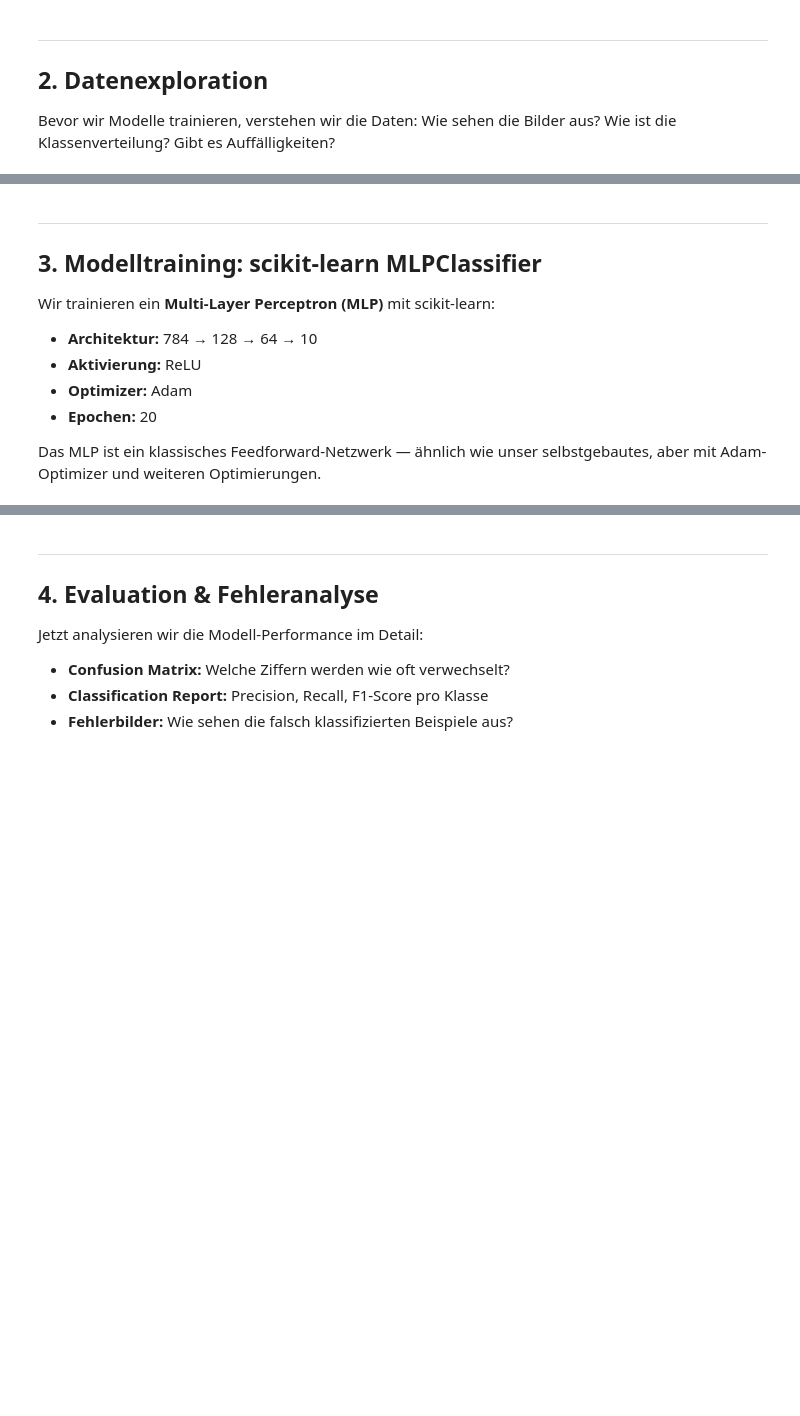
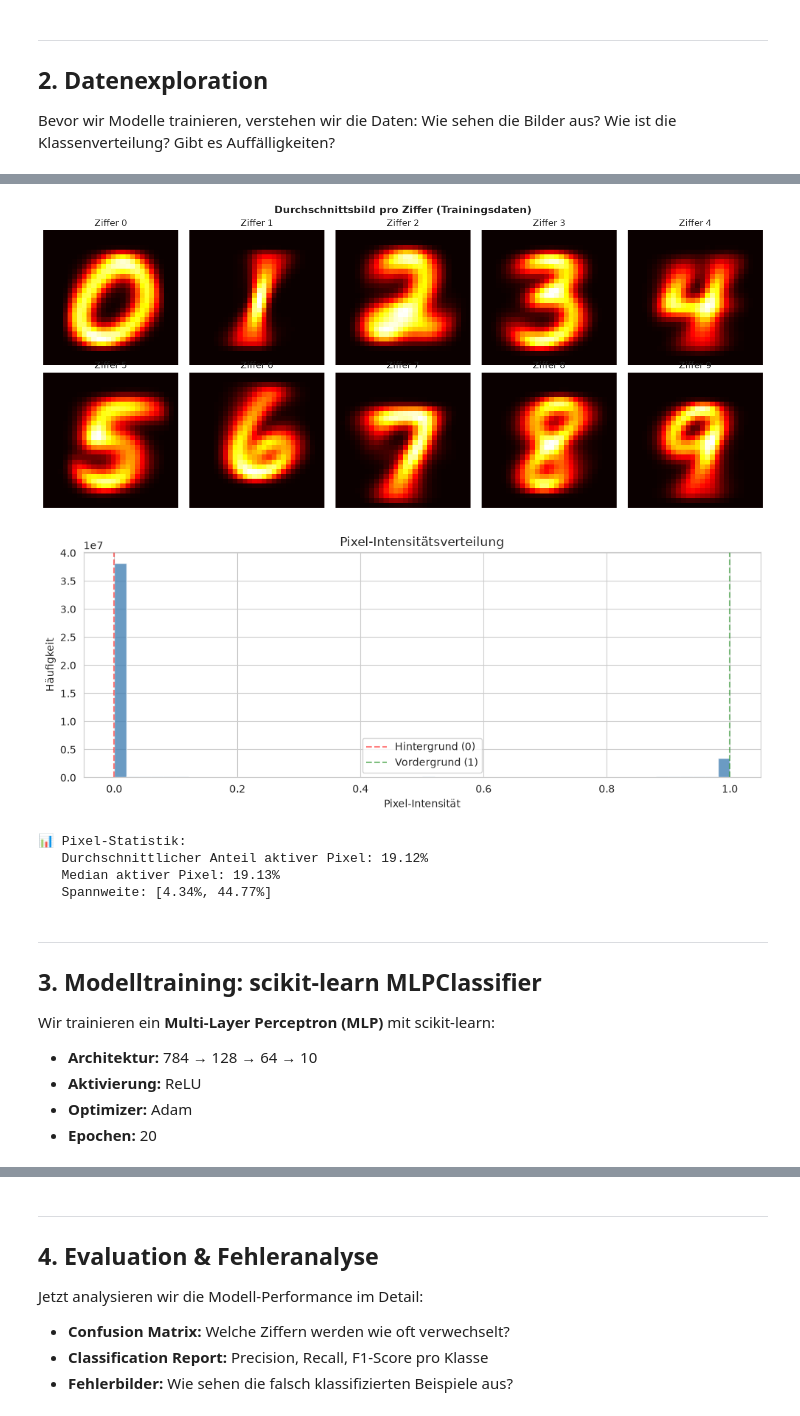
Before and after one commit to mark-baumann/handschrifterkennung-mnist, a Jupyter notebook: mnist_analyse.ipynb, the cells around one changed output, grey strips where cells are left out. Drawn from its saved outputs; the diff is of its cells as text; code cells hidden in the pictures; blank space fills up the shorter version.

```diff
--- a/mnist_analyse.ipynb
+++ b/mnist_analyse.ipynb
@@ -104,45 +204,40 @@ plt.show()
 # %%
-# ── Pixel-Intensitätsanalyse ──
-fig, axes = plt.subplots(1, 3, figsize=(16, 4))
-
-# Durchschnittliches Bild pro Klasse
+# ── Durchschnittsbild pro Ziffer + Pixel-Intensitätsverteilung ──
 mean_images = np.zeros((10, 28, 28))
 for digit in range(10):
     mean_images[digit] = X_train[y_train == digit].mean(axis=0).reshape(28, 28)
 
-for i in range(10):
-    row, col = i // 5, i % 5
-    ax = axes[0] if i < 5 else axes[1]
-    # Wir zeigen sie in einem separaten Plot
-
-# Bessere Darstellung: Grid der Durchschnittsbilder
-fig2, axes2 = plt.subplots(2, 5, figsize=(14, 6))
-for i, ax in enumerate(axes2.flat):
-    im = ax.imshow(mean_images[i], cmap='hot')
+fig, axes = plt.subplots(2, 5, figsize=(14, 6))
+for i, ax in enumerate(axes.flat):
+    ax.imshow(mean_images[i], cmap='hot')
     ax.set_title(f'Ziffer {i}', fontsize=12)
     ax.axis('off')
 plt.suptitle('Durchschnittsbild pro Ziffer (Trainingsdaten)', fontsize=14, fontweight='bold')
 plt.tight_layout()
 plt.show()
 
-# Pixel-Intensitäts-Histogramm
-axes[2].hist(X_train.flatten(), bins=50, color='steelblue', edgecolor='white', alpha=0.8)
-axes[2].set_xlabel('Pixel-Intensität')
-axes[2].set_ylabel('Häufigkeit')
-axes[2].set_title('Pixel-Intensitätsverteilung')
-axes[2].axvline(0.0, color='red', linestyle='--', alpha=0.5, label='Hintergrund (0)')
-axes[2].axvline(1.0, color='green', linestyle='--', alpha=0.5, label='Vordergrund (1)')
-axes[2].legend()
-
+fig, ax = plt.subplots(figsize=(10, 4))
+ax.hist(X_train.flatten(), bins=50, color='steelblue', edgecolor='white', alpha=0.8)
+ax.set_xlabel('Pixel-Intensität'); ax.set_ylabel('Häufigkeit')
+ax.set_title('Pixel-Intensitätsverteilung')
+ax.axvline(0.0, color='red', linestyle='--', alpha=0.5, label='Hintergrund (0)')
+ax.axvline(1.0, color='green', linestyle='--', alpha=0.5, label='Vordergrund (1)')
+ax.legend()
 plt.tight_layout()
 plt.show()
 
-# Statistik
-nonzero_pixels = (X_train > 0).mean(axis=1)  # Anteil nicht-schwarzer Pixel pro Bild
-print(f"📊 Pixel-Statistik:")
+nonzero_pixels = (X_train > 0).mean(axis=1)
+print("📊 Pixel-Statistik:")
 print(f"   Durchschnittlicher Anteil aktiver Pixel: {nonzero_pixels.mean():.2%}")
 print(f"   Median aktiver Pixel: {np.median(nonzero_pixels):.2%}")
 print(f"   Spannweite: [{nonzero_pixels.min():.2%}, {nonzero_pixels.max():.2%}]")
+# %% [output]
+[figure, added]
+[figure, added]
+📊 Pixel-Statistik:
+   Durchschnittlicher Anteil aktiver Pixel: 19.12%
+   Median aktiver Pixel: 19.13%
+   Spannweite: [4.34%, 44.77%]
 # %% [markdown]
 ---
 ## 3. Modelltraining: scikit-learn MLPClassifier
@@ -153,6 +248,4 @@ Wir trainieren ein **Multi-Layer Perceptron (MLP)** mit scikit-learn:
 - **Aktivierung:** ReLU
 - **Optimizer:** Adam
 - **Epochen:** 20
-
-Das MLP ist ein klassisches Feedforward-Netzwerk — ähnlich wie unser selbstgebautes, aber mit Adam-Optimizer und weiteren Optimierungen.
 # %%
```
Also changed, not shown: parts of 23 cells of this notebook.
